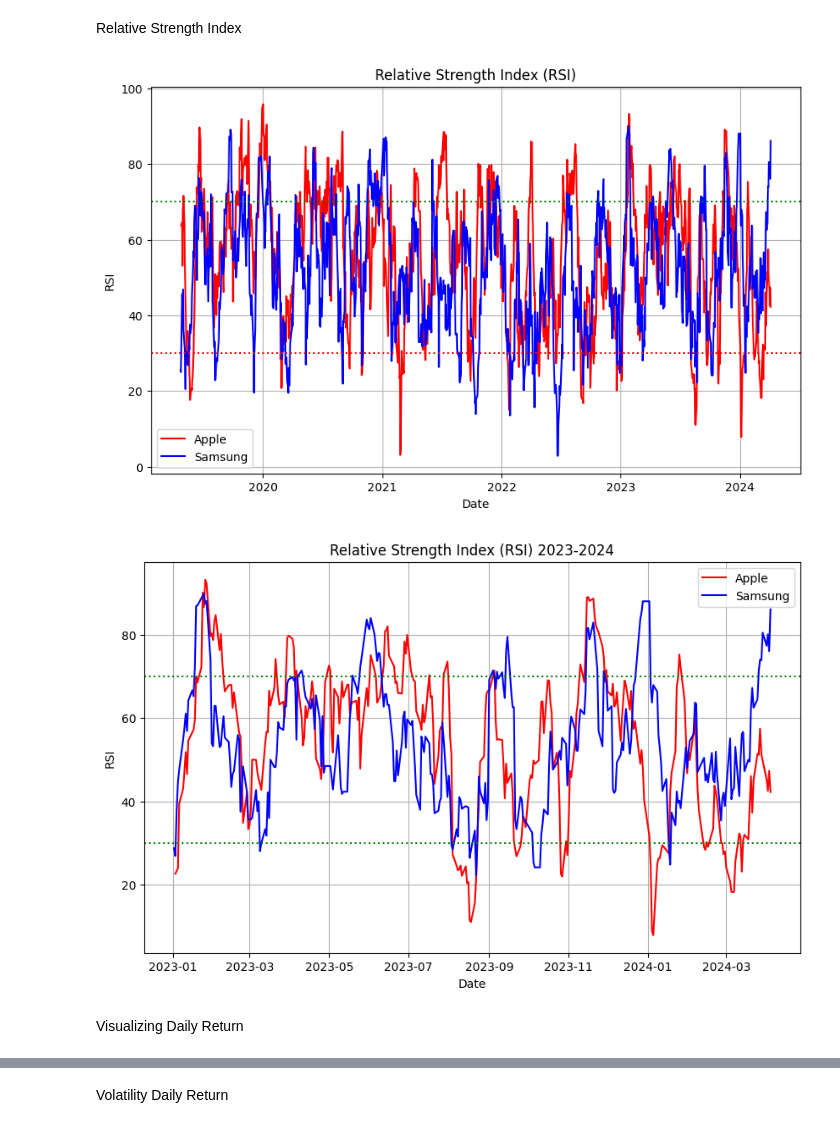
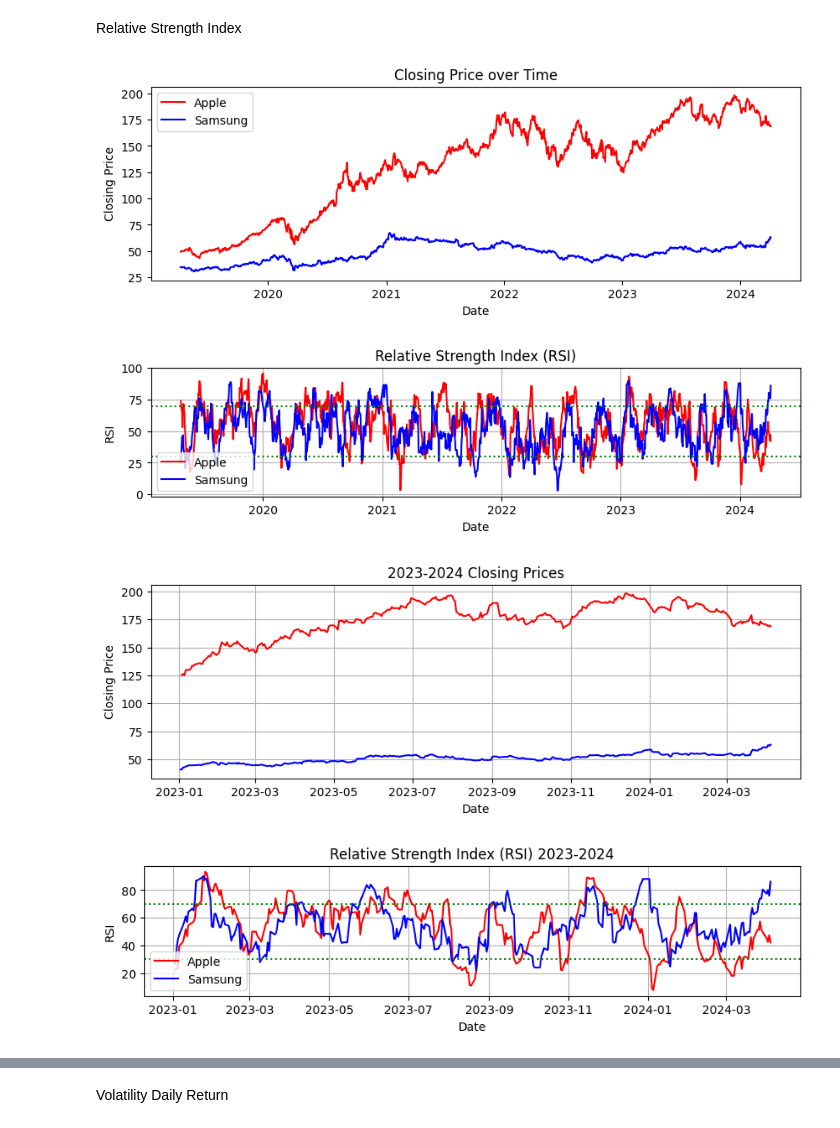
Before and after one commit to jsonshan/AAPL-Samsung-Stock-Prices, a Jupyter notebook: AAPL_SAMSUNG.ipynb, the cells around one changed output, grey strips where cells are left out. Saved outputs shown, nothing was run; the diff lists cells and outputs as text; code cells hidden in the pictures.

```diff
--- a/AAPL_SAMSUNG.ipynb
+++ b/AAPL_SAMSUNG.ipynb
@@ -123,5 +116,0 @@ aapl.head()
-# %%
-# Remove NaN value in first row for Weekly Return
-aapl.dropna(subset=['Daily Return Percentage'], inplace=True)
-# %%
-aapl['Price Range'] = aapl['High'] - aapl['Low']
@@ -231,8 +210,4 @@ samsung
 | 2024-04-03 | 62.382 | 62.900 | 61.790 | 62.234 | 62.234000 | 30493347 |
 | 2024-04-04 | 63.048 | 63.270 | 62.382 | 63.122 | 63.122000 | 25248934 |
 1233 rows × 6 columns
-# %%
-samsung['Daily Return Percentage'] = samsung['Adj Close'].pct_change()
-# %%
-samsung['Price Range'] = samsung['High'] - samsung['Low']
 # %% [markdown]
@@ -428,40 +437,58 @@ Relative Strength Index
 def calculate_rsi(dataframe, window=14):
     # Calculate price changes
     delta = dataframe['Close'].diff(1)
 
     # Separate gains (positive changes) and losses (negative changes)
     gain = (delta.where(delta > 0, 0)).rolling(window=window).mean()
     loss = (-delta.where(delta < 0, 0)).rolling(window=window).mean()
 
     # Calculate RS (Relative Strength)
     rs = gain / loss
 
     # Calculate RSI (Relative Strength Index)
     rsi = 100 - (100 / (1 + rs))
 
     return rsi
 
 # Assuming 'aapl' is your aaplFrame containing historical stock price aapl
 aapl['RSI'] = calculate_rsi(aapl)
 samsung['RSI'] = calculate_rsi(samsung)
-
+# Plot Closing Price
+plt.figure(figsize=(10,3))
+plt.plot(aapl.index, aapl['Close'], color='red', label='Apple')
+plt.plot(samsung.index, samsung['Close'], color='blue', label='Samsung')
+plt.xlabel('Date')
+plt.ylabel('Closing Price')
+plt.title('Closing Price over Time')
+plt.legend()
+plt.show()
 # Plot RSI
-plt.figure(figsize=(10, 6))
+plt.figure(figsize=(10, 2))
 plt.plot(aapl.index, aapl['RSI'], color='red', label='Apple')
 plt.plot(samsung.index, samsung['RSI'], color='blue', label='Samsung')
 plt.axhline(y=70, color='green', linestyle=':')
-plt.axhline(y=30, color='red', linestyle=':')
+plt.axhline(y=30, color='green', linestyle=':')
 plt.xlabel('Date')
 plt.ylabel('RSI')
 plt.title('Relative Strength Index (RSI)')
 plt.legend()
 plt.grid(True)
 plt.show()
 # %% [output]
-[figure, old version]
+[figure, new version]
+[figure, added]
 # %%
+# Plot Closing Prices 2023-2024
+plt.figure(figsize=(10, 3))
+plt.plot(aapl_dates_2023_2024.index, aapl_close_2023_2024, color='red')
+plt.plot(samsung_dates_2023_2024.index, samsung_close_2023_2024, color='blue')
+plt.xlabel('Date')
+plt.ylabel('Closing Price')
+plt.title('2023-2024 Closing Prices')
+plt.grid()
+plt.show()
 # Plot RSI 2023-2024
-plt.figure(figsize=(10, 6))
+plt.figure(figsize=(10,2))
 plt.plot(aapl_dates_2023_2024.index, aapl[(aapl.index.year == 2023) | (aapl.index.year == 2024)]['RSI'], color='red', label='Apple')
 plt.plot(samsung_dates_2023_2024.index, samsung[(samsung.index.year == 2023) | (samsung.index.year == 2024)]['RSI'], color='blue', label='Samsung')
 plt.axhline(y=70, color='green', linestyle=':')
@@ -473,6 +500,5 @@ plt.legend()
 plt.grid(True)
 plt.show()
 # %% [output]
-[figure, old version]
+[figure, new version]
+[figure, added]
-# %% [markdown]
-Visualizing Daily Return
```
Also changed, not shown: parts of 39 cells of this notebook.
